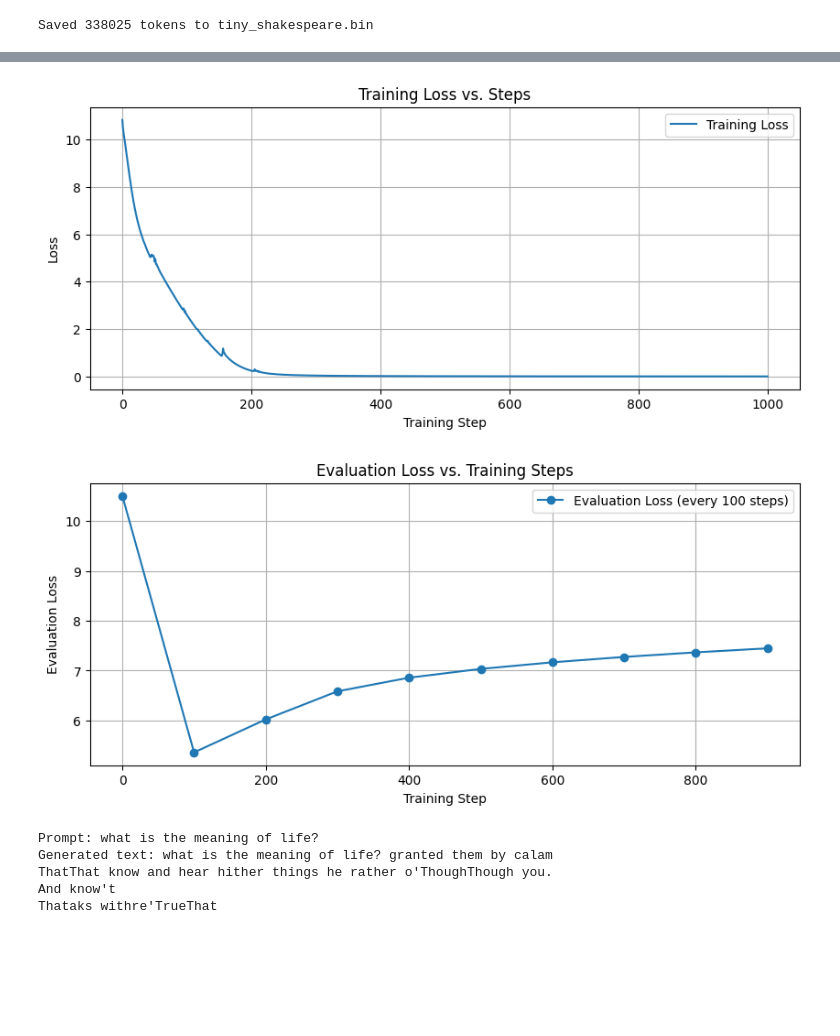
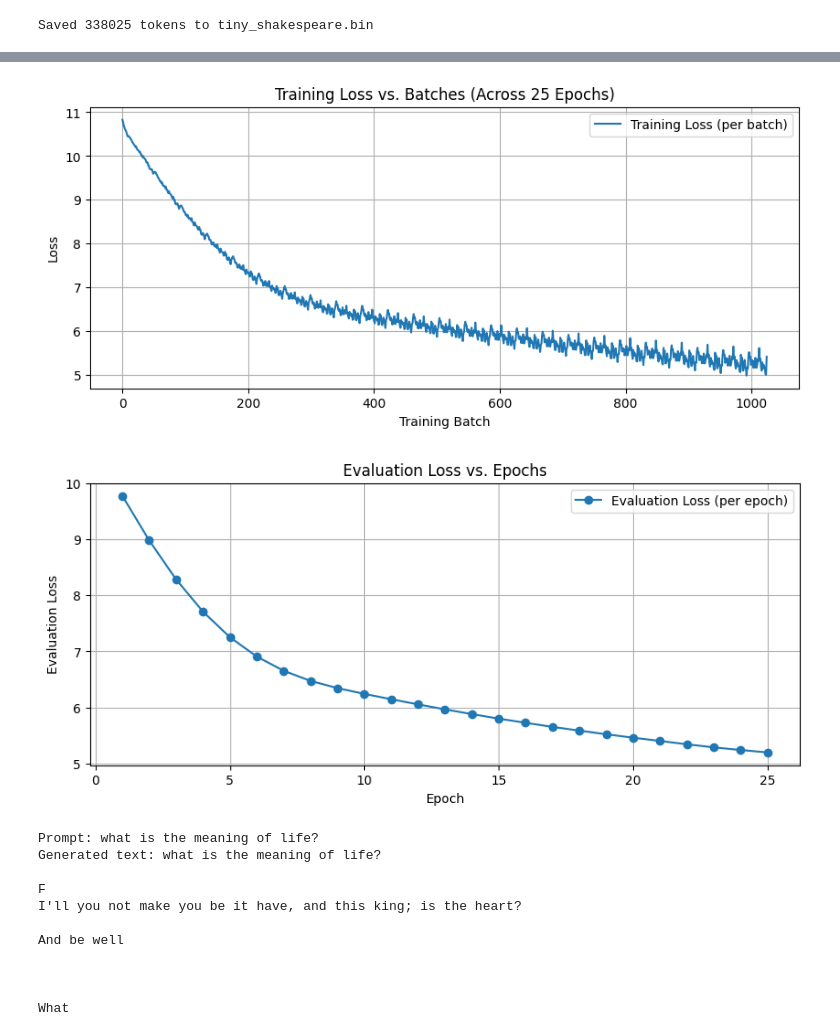
Before and after one commit to jingairpi/llm.jax, a Jupyter notebook: notebooks/llm.jax.ipynb, the cells around one changed output, grey strips where cells are left out. Drawn from its saved outputs; the diff is of its cells as text; code cells hidden in the pictures; blank space fills up the shorter version.

```diff
--- a/notebooks/llm.jax.ipynb
+++ b/notebooks/llm.jax.ipynb
@@ -76,15 +76,15 @@ model = GPT2Model(config)
 
 # Define optimizer configuration.
 optimizer_config = {
-    "learning_rate": 1e-3,
+    "learning_rate": 1e-4,
     "batch_size": 32,  # Adjust based on your available GPU memory
 }
 
 # Use a sequence length that matches your model's n_positions.
 seq_len = 256
 
-# Create a DataLoader instance for training (repeat enabled).
-train_loader = DataLoader("tiny_shakespeare.bin", optimizer_config["batch_size"], seq_len, repeat=True)
+# Create a DataLoader instance for training with repeat disabled (i.e. one full epoch).
+train_loader = DataLoader("tiny_shakespeare.bin", optimizer_config["batch_size"], seq_len, repeat=False)
 
 # Create a separate DataLoader for evaluation (repeat disabled).
 eval_loader = DataLoader("tiny_shakespeare.bin", optimizer_config["batch_size"], seq_len, repeat=False)
@@ -99,47 +99,51 @@ trainer = Trainer(model, config, optimizer_config, train_loader, rng)
 evaluator = Evaluator(model, eval_loader)
 
 # -----------------------------------------------------------------------------
-# Training: Run the training loop for 1000 steps, record losses, and evaluate every 100 steps.
-print("Starting training for 1000 steps...")
+# Epoch-aware Training: Train for 25 epochs.
+num_epochs = 25
+all_training_losses = []  # To record training loss per batch across all epochs.
+epoch_eval_losses = []    # To record evaluation loss at the end of each epoch.
 
-num_steps = 1000
-losses = []      # To store training loss per step.
-eval_losses = [] # To store evaluation loss every 100 steps.
-steps_list = []  # Step numbers at which evaluation is performed.
+print("Starting training for 25 epochs...")
+for epoch in range(num_epochs):
+    print(f"Epoch {epoch + 1} starting...")
+    epoch_losses = []  # Losses for the current epoch.
 
-step = 0
-while step < num_steps:
-    batch = next(iter(train_loader))
-    trainer.rng, step_rng = jax.random.split(trainer.rng)
-    trainer.state, loss, logits = trainer.train_step(trainer.state, batch, step_rng)
-    losses.append(float(loss))
+    # Iterate over the training data for one epoch.
+    for batch in train_loader:
+        trainer.rng, step_rng = jax.random.split(trainer.rng)
+        trainer.state, loss, logits = trainer.train_step(trainer.state, batch, step_rng)
+        loss_val = float(loss)
+        epoch_losses.append(loss_val)
+        all_training_losses.append(loss_val)
 
-    if step % 100 == 0:
-        eval_loss = evaluator.evaluate(trainer.state.params, num_steps=5)
-        eval_losses.append(eval_loss)
-        steps_list.append(step)
-        print(f"Step {step}: Training Loss = {loss:.4f}, Eval Loss = {eval_loss:.4f}")
-    step += 1
+    # Evaluate at the end of the epoch (using, e.g., 5 evaluation steps).
+    eval_loss = evaluator.evaluate(trainer.state.params, num_steps=5)
+    epoch_eval_losses.append(eval_loss)
+    print(f"Epoch {epoch + 1} complete. Average Training Loss: {sum(epoch_losses)/len(epoch_losses):.4f}, Eval Loss: {eval_loss:.4f}")
+
+    # Reset the training DataLoader for the next epoch.
+    train_loader.reset()
 
 print("Training complete.")
 
 # -----------------------------------------------------------------------------
-# Plot the training loss.
+# Plot the training loss per batch.
 plt.figure(figsize=(10, 4))
-plt.plot(losses, label="Training Loss")
-plt.xlabel("Training Step")
+plt.plot(all_training_losses, label="Training Loss (per batch)")
+plt.xlabel("Training Batch")
 plt.ylabel("Loss")
-plt.title("Training Loss vs. Steps")
+plt.title("Training Loss vs. Batches (Across 25 Epochs)")
 plt.legend()
 plt.grid(True)
 plt.show()
 
-# Plot the evaluation loss.
+# Plot the evaluation loss per epoch.
 plt.figure(figsize=(10, 4))
-plt.plot(steps_list, eval_losses, 'o-', label="Evaluation Loss (every 100 steps)")
-plt.xlabel("Training Step")
+plt.plot(range(1, num_epochs + 1), epoch_eval_losses, 'o-', label="Evaluation Loss (per epoch)")
+plt.xlabel("Epoch")
 plt.ylabel("Evaluation Loss")
-plt.title("Evaluation Loss vs. Training Steps")
+plt.title("Evaluation Loss vs. Epochs")
 plt.legend()
 plt.grid(True)
 plt.show()
@@ -158,6 +167,6 @@ Step 900: Training Loss = 0.0043, Eval Loss = 7.4468
 Training complete.
-[figure, old version]
+[figure, new version]
-[figure, old version]
+[figure, new version]
 # %%
 from llm.inferencer import Inferencer
 
@@ -182,7 +191,13 @@ print("Prompt:", prompt_text)
 print("Generated text:", decoded_text)
 # %% [output]
 Prompt: what is the meaning of life?
-Generated text: what is the meaning of life? granted them by calam
-ThatThat know and hear hither things he rather o'ThoughThough you.
-And know't
-Thataks withre'TrueThat
+Generated text: what is the meaning of life?
+
+F
+I'll you not make you be it have, and this king; is the heart?
+
+And be well
+
+
+
+What
```
Also changed, not shown: parts of 1 cell of this notebook.
